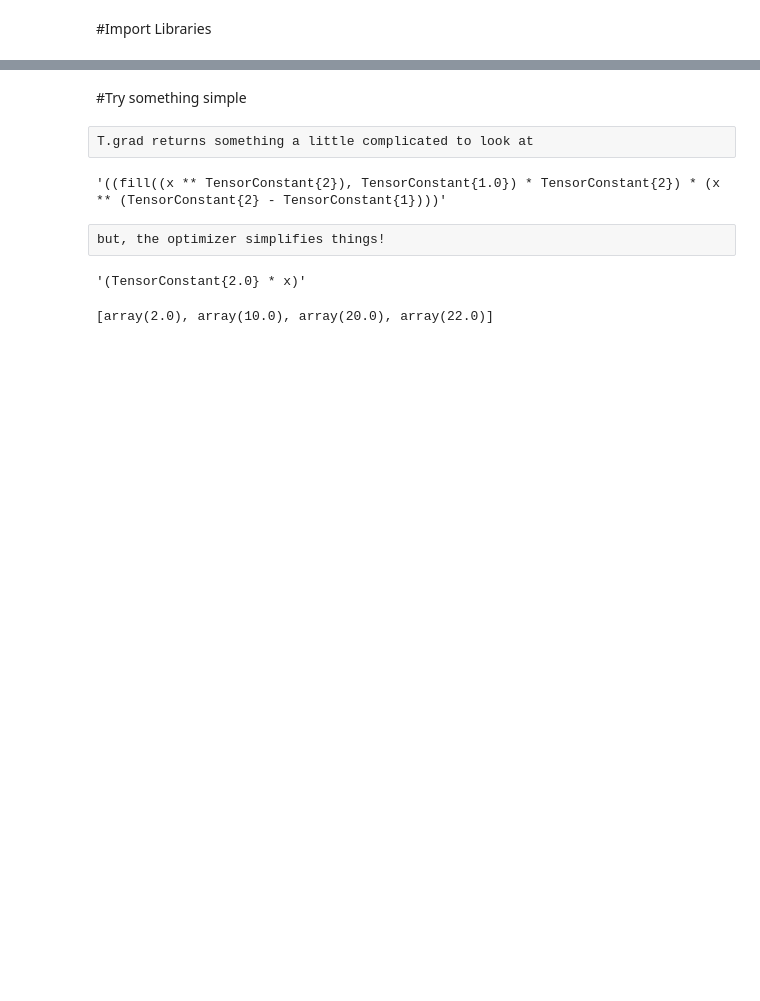
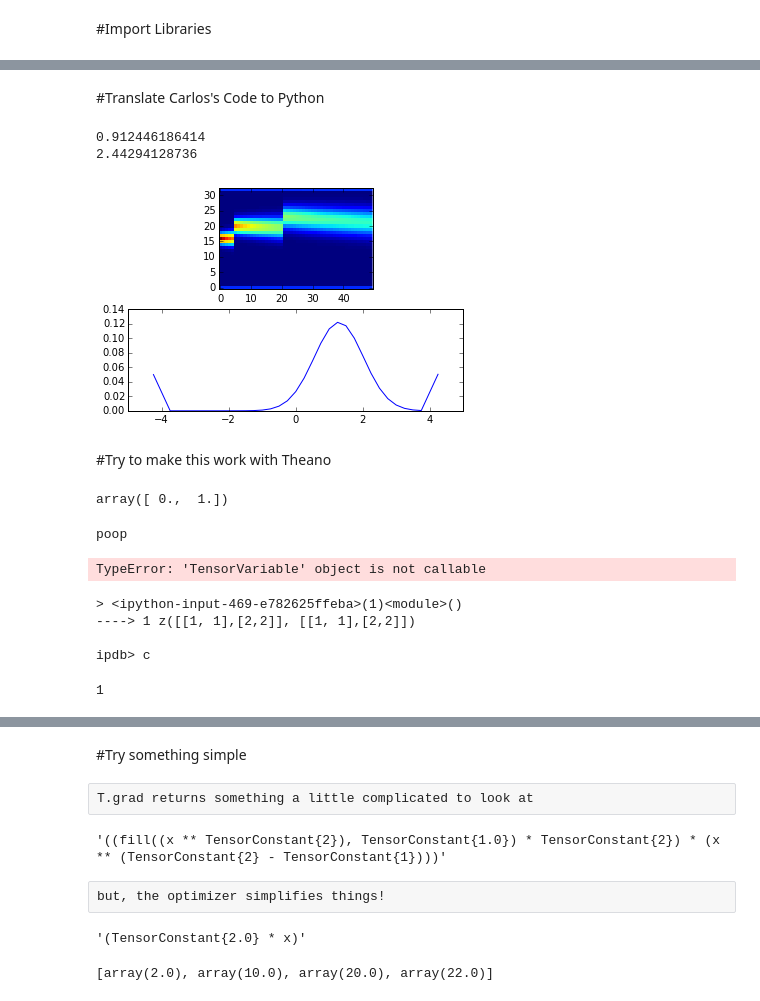
Before and after one commit to boydmeredith/fokkerplanck_autodiff, a Jupyter notebook: fokkerplanck_autodiff.ipynb, the cells around one changed output, grey strips where cells are left out. Saved outputs shown, nothing was run; the diff lists cells and outputs as text; code cells hidden in the pictures; blank space fills up the shorter version.

```diff
--- a/fokkerplanck_autodiff.ipynb
+++ b/fokkerplanck_autodiff.ipynb
@@ -16,3 +16,5 @@ from collections import OrderedDict
+# %% [markdown]
+#Translate Carlos's Code to Python
 # %%
 global epsilon
 # %%
@@ -57,37 +59,30 @@ def Fmatrix(pd,bin_centers,sigma_sbin,dt):
     lam   = pd['lam']
     c     = pd['c']
 
-    # in the julia implementation, F had to be multiplied by 0.0*sigma,
-    # we'll see if we need to do that here, but will start without doing that
     F = np.zeros([len(bin_centers),len(bin_centers)])
 
-    # is this a good idea???
-    # doesn't the fitter need to be able to chose lam = 0
-    mus      = (bin_centers + c/lam)*np.exp(lam*dt) - c/lam
+    # what about when best fit lambda is 0?
+    mus      = (bin_centers + pd['c']/lam)*np.exp(lam*dt) - pd['c']/lam
     sbinsize = 0.1*np.sqrt(sigma_sbin**2 * dt)
     swidth   = 4*np.sqrt((sigma_sbin/dx)**2*dt)
     sbins    = np.arange(-swidth,swidth+epsilon, sbinsize)
     ps       = np.exp(-sbins**2 / (2*sigma**2*dt)) / np.sqrt(2*sigma**2*dt)
     ps       = ps/np.sum(ps);
 
-    base_sbins = sbins;
-    print len(base_sbins)
+    base_sbins = np.array(range(len(sbins)),dtype=float)*sbinsize
+
     for j in range(len(bin_centers)):
-        sbins = np.array(range(len(base_sbins)),dtype=float)*sbinsize #collect(0:(length(base_sbins)-1))*sbinsize
 
-        sbins = sbins + mus[j] - swidth
-        #print sbins
+        sbins = base_sbins + mus[j] - swidth
+
         for k in range(len(sbins)):
             if sbins[k] < (bin_centers[0] + bin_centers[1])/2 :
                 F[0,j] += ps[k]
             elif (bin_centers[-1]+bin_centers[-2])/2 <= sbins[k] :
                 F[-1,j] += ps[k]
             else:
-                # carlos was using a .<= in the following line,
-                # I'm not sure what's special about that!
                 bot = np.where(bin_centers <= sbins[k])[0][-1]
                 top = bot+1
-                #print 'bottom:', bot, 'top:', top
                 F[bot,j] = F[bot,j] + ps[k]*(bin_centers[top] - sbins[k])/(bin_centers[top] - bin_centers[bot])
                 F[top,j] = F[top,j] + ps[k]*(sbins[k] - bin_centers[bot])/(bin_centers[top] - bin_centers[bot])
 
@@ -95,0 +141,25 @@ def Fmatrix(pd,bin_centers,sigma_sbin,dt):
+# %%
+epsilon = 10e-10; dx =.25; dt = .02; Nsteps = np.ceil(1/dt);
+pd = {'sigma':1, 'lam':-.5, 'sigma_a':1, 'sigma_s':0, 'sigma_i':0.5,
+      'bias':0, 'B': 4,'lapse':0.05, 'tau_phi':0.2, 'phi':0.3, 'c':1.0}
+sigma_sbin = pd['sigma_a']
+c = np.zeros(Nsteps); c[[np.ceil(0.08/dt), np.ceil(0.4/dt)]] = 1;
+pr, at, a, bin_centers = prob_right(pd,dt,dx,c)
+print pr
+plt.subplot(2,1,1)
+plt.imshow(at,interpolation="none",origin="lower")
+plt.subplot(2,1,2)
+plt.plot(bin_centers,a)
+mu=np.sum(bin_centers * a)
+sd = np.sum(bin_centers * bin_centers * a)
+sd = sd - mu ** 2
+print sd
+
+# with theano, it's not as straightforward to get a hessian,
+# perhaps it would be easier to work with algopy
+# %% [output]
+0.912446186414
+2.44294128736
+[figure, added]
+# %% [markdown]
+#Try to make this work with Theano
@@ -95,0 +172,4 @@ def Fmatrix(pd,bin_centers,sigma_sbin,dt):
+# %%
+c
+# %% [output]
+array([ 0.,  1.])
@@ -95,0 +291,10 @@ def Fmatrix(pd,bin_centers,sigma_sbin,dt):
+# %%
+c = T.dvector('c')
+f = T.dscalar('f')
+d = T.dvector('d')
+e = T.dvector('e')
+
+if T.switch(T.le([1,5],4),[1,1],[0,0])[-1].eval():
+    print 'poop'
+# %% [output]
+poop
@@ -95,0 +305,12 @@ def Fmatrix(pd,bin_centers,sigma_sbin,dt):
+# %%
+z([[1, 1],[2,2]], [[1, 1],[2,2]])
+# %% [output]
+TypeError: 'TensorVariable' object is not callable
+> <ipython-input-469-e782625ffeba>(1)<module>()
+----> 1 z([[1, 1],[2,2]], [[1, 1],[2,2]])
+
+ipdb> c
+# %%
+np.where(make_bins_T().eval() <= 1)[0][-1]
+# %% [output]
+1
```
Also changed, not shown: parts of 18 cells of this notebook.
